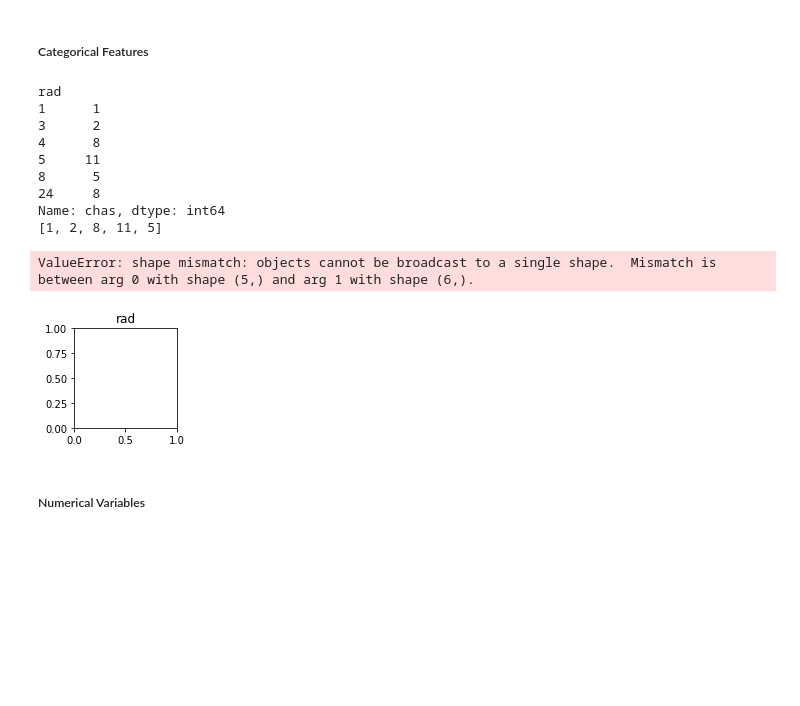
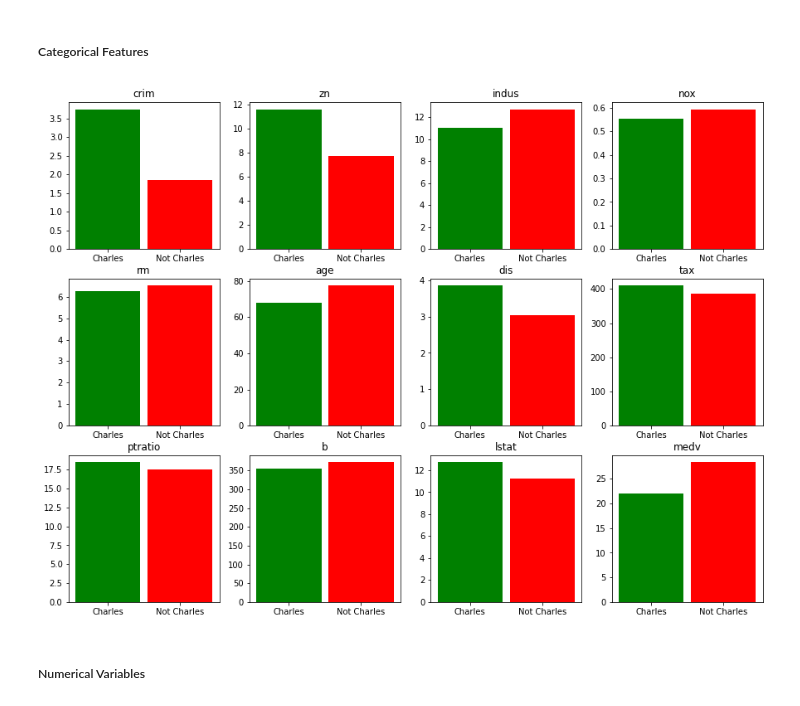
Before and after one commit to MaxZx3000/Boston-Housing-Machine-Learning, a Jupyter notebook: Assignment2_Anthony Kevin Oktavius.ipynb, the cells around one changed output. Cells and saved outputs as stored; diff of their text form; code cells hidden in the pictures; blank space fills up the shorter version.

Commit message:
Made Changes to Two Variables - Categorical Features

```diff
--- a/Assignment2_Anthony Kevin Oktavius.ipynb
+++ b/Assignment2_Anthony Kevin Oktavius.ipynb
@@ -245,53 +245,43 @@ plt.show()
 # %%
 stacked_bar_chart_width = 0.9
 no_charles_river_color = 'red'
 charles_river_color = 'green'
 
 figure = plt.figure()
 figure.set_figwidth(15)
 figure.set_figheight(15)
 
-stacked_bar_fields = categorical_features.copy()
+stacked_bar_fields = numerical_features.copy()
 stacked_bar_fields.append(charles_river_field)
+
 
 for index, field in enumerate(stacked_bar_fields):
 
     if field == charles_river_field:
         continue
 
-    plt.subplot(7, 7, index + 1)
+    plt.subplot(4, 4, index + 1)
 
-    total_is_not_charles = housing_df[housing_df[charles_river_field] == 0].groupby(field)[charles_river_field].count()
-    total_is_charles = housing_df[housing_df[charles_river_field] == 1].groupby(field)[charles_river_field].count()
+    total_is_not_charles = housing_df[housing_df[charles_river_field] == 0].groupby(charles_river_field)[field].mean()
+    total_is_charles = housing_df[housing_df[charles_river_field] == 1].groupby(charles_river_field)[field].mean()
 
-    print(total_is_charles)
 
-    unique_is_not_charles = list(total_is_not_charles.index())
-    unique_is_charles = list(total_is_charles.unique())
+    unique_is_not_charles = list(total_is_not_charles.index)[:6]
+    unique_is_charles = list(total_is_charles.index)[:6]
 
-    print(unique_is_charles)
-
-    total_is_not_charles = total_is_not_charles.values.flatten()[:7]
-    total_is_charles = total_is_charles.values.flatten()[:7]
+    total_is_not_charles = total_is_not_charles.values.flatten()[:6]
+    total_is_charles = total_is_charles.values.flatten()[:6]
 
     plt.title(field)
 
-    plt.bar(unique_is_charles, sum_is_charles_top_5, color = no_charles_river_color, width=stacked_bar_chart_width)
-    plt.bar(unique_is_not_charles, sum_not_charles_top_5, color = charles_river_color, width=stacked_bar_chart_width, bottom=sum_survived_0)
+    plt.xticks([0, 1], ['Charles', 'Not Charles'])
+
+    plt.bar(unique_is_charles, total_is_charles, color = no_charles_river_color, width=stacked_bar_chart_width)
+    plt.bar(unique_is_not_charles, total_is_not_charles, color = charles_river_color, width=stacked_bar_chart_width)
 
 plt.show()
 # %% [output]
-rad
-1      1
-3      2
-4      8
-5     11
-8      5
-24     8
-Name: chas, dtype: int64
-[1, 2, 8, 11, 5]
-ValueError: shape mismatch: objects cannot be broadcast to a single shape.  Mismatch is between arg 0 with shape (5,) and arg 1 with shape (6,).
-[figure, old version]
+[figure, new version]
 # %% [markdown]
 ##### Numerical Variables
 # %% [markdown]
```
